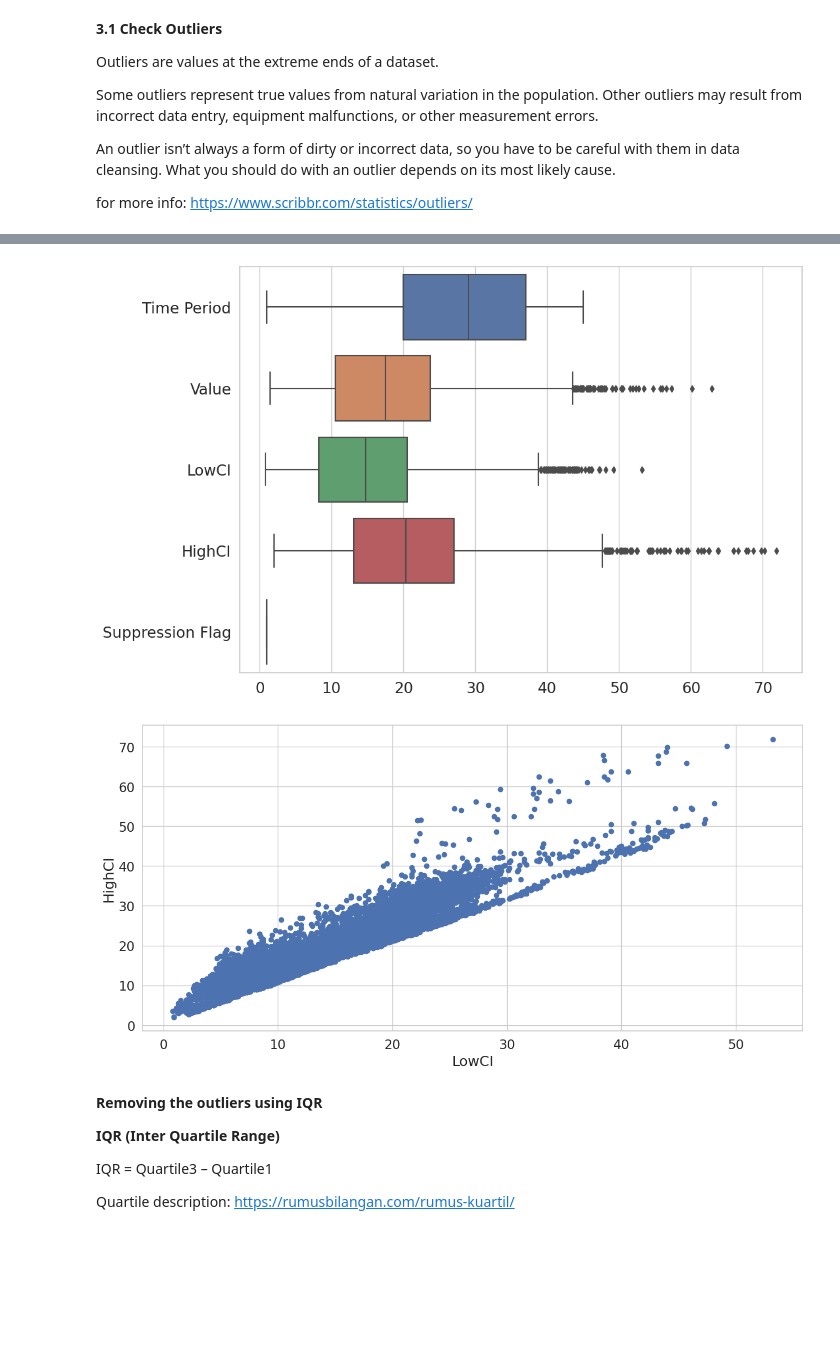
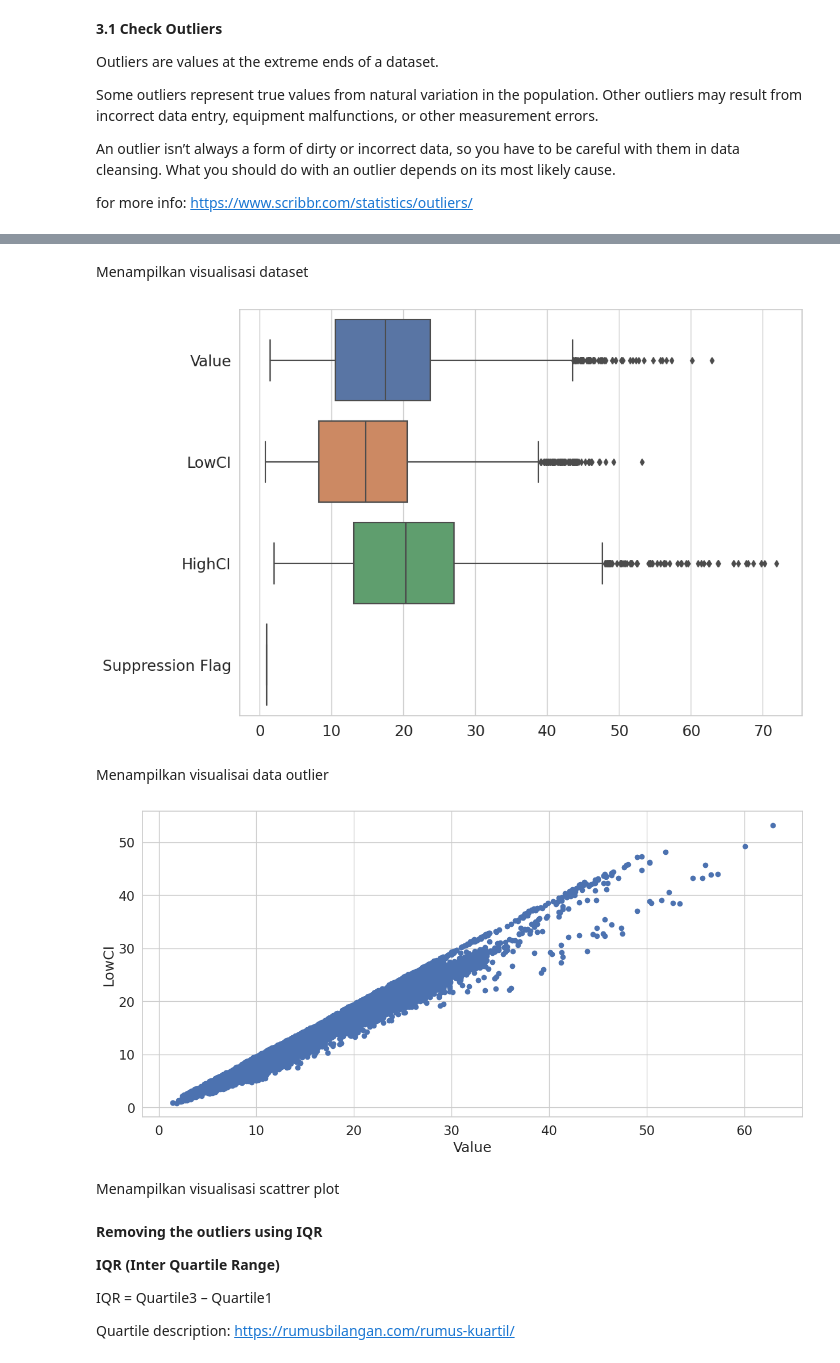
Before and after one commit to Muhammad-Ajo/Mini-Procet-UTS-Analitika-Data_Muhammad-Ajo-Raihan-3333210101, a Jupyter notebook: Muhammad_Ajo_Raihan.ipynb, the cells around one changed output, grey strips where cells are left out. Drawn from its saved outputs; the diff is of its cells as text; code cells hidden in the pictures; blank space fills up the shorter version.

```diff
--- a/Muhammad_Ajo_Raihan.ipynb
+++ b/Muhammad_Ajo_Raihan.ipynb
@@ -236,0 +278,3 @@ dtype: int64
+# %%
+dataset = dataset.drop('Time Period End Date', axis=1)
+dataset
@@ -274,3 +336,5 @@ dataset.plot()
+# %% [markdown]
+Menampilkan visualisasi dataset
 # %%
 import seaborn as sns
 %matplotlib inline
@@ -280,20 +344,24 @@ sns.set(rc={'figure.figsize':(11,8)}, font_scale=1.5, style='whitegrid')
 # tips = sns.load_dataset(dataset)
 sns.boxplot(data=dataset, orient="h");
 # %% [output]
-[figure, old version]
+[figure, new version]
+# %% [markdown]
+Menampilkan visualisai data outlier
 # %%
 # Scatter plot
 fig, ax = plt.subplots(figsize = (15,7))
-ax.scatter(dataset['LowCI'], dataset['HighCI'])
+ax.scatter(dataset['Value'], dataset['LowCI'])
 
 # x-axis label
-ax.set_xlabel('LowCI')
+ax.set_xlabel('Value')
 
 # y-axis label
-ax.set_ylabel('HighCI')
+ax.set_ylabel('LowCI')
 plt.show()
 # %% [output]
-[figure, old version]
+[figure, new version]
+# %% [markdown]
+Menampilkan visualisasi scattrer plot
 # %% [markdown]
 **Removing the outliers using IQR**
 
```
Also changed, not shown: parts of 40 cells of this notebook.
